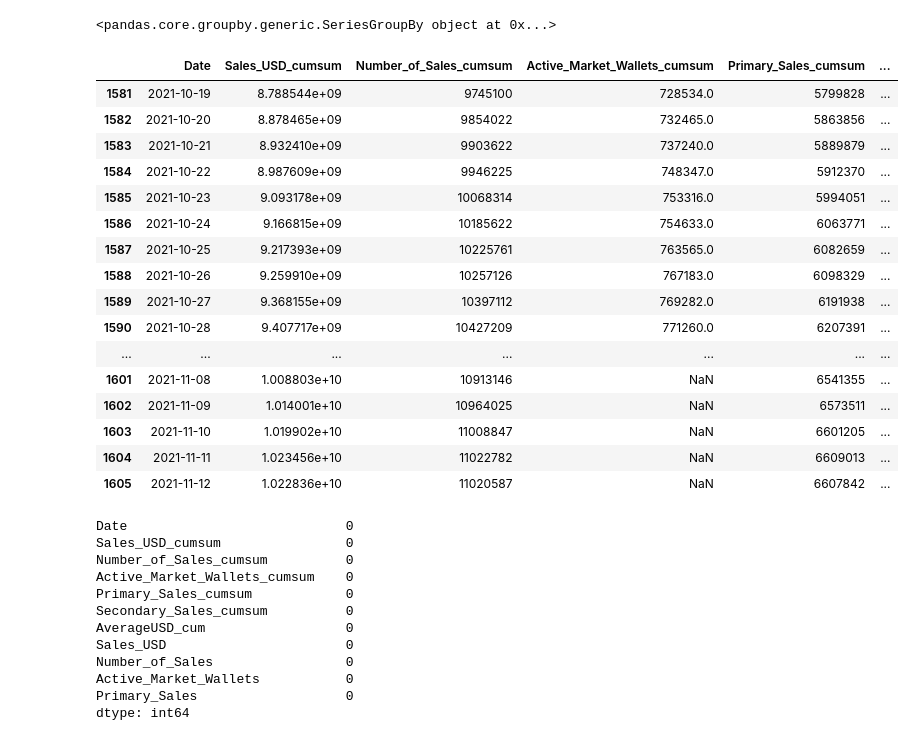
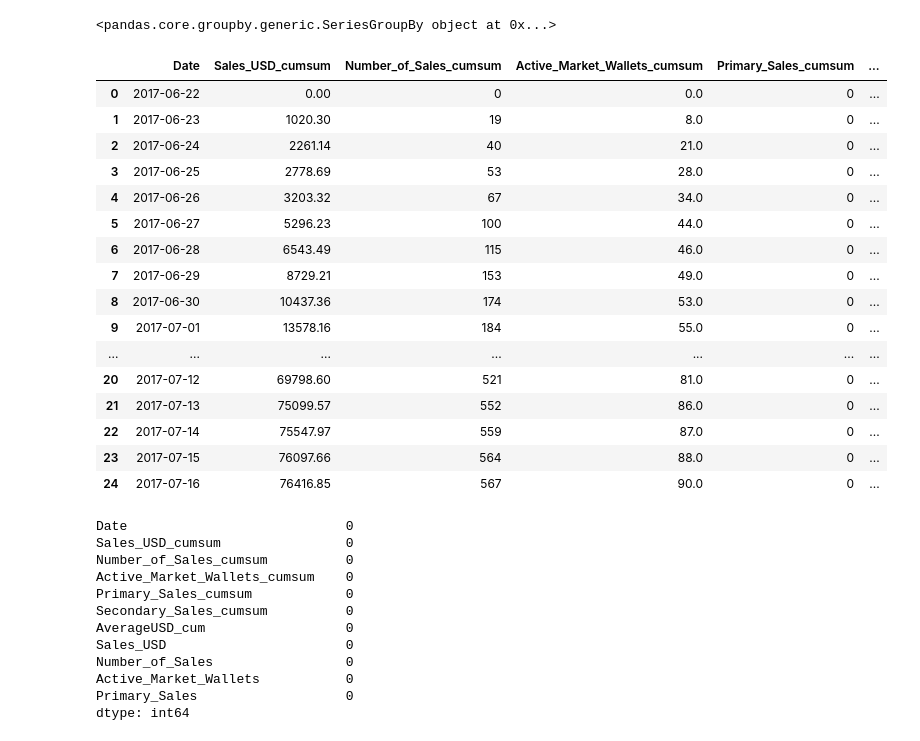
Before and after one commit to brendanhutchinson/NFT-data-analysis-, a Jupyter notebook: opensea API.ipynb, the cells around one changed output. Cells and saved outputs as stored; diff of their text form; code cells hidden in the pictures.

```diff
--- a/opensea API.ipynb
+++ b/opensea API.ipynb
@@ -164,26 +193,26 @@ social_df.groupby("date")['user_followers']
 # %%
 historical_nft_data = pd.read_csv("C:\\Users\\brend\\NYCDSA\\Projects\\NFT\\NFT-data-analysis-\\archive\\NFT_Sales.csv")
 hist_nft = pd.DataFrame(historical_nft_data)
 hist_nft.head(25)
-hist_nft.tail(25)
+#hist_nft.tail(25)
 # %% [output]
 |  | Date | Sales_USD_cumsum | Number_of_Sales_cumsum | Active_Market_Wallets_cumsum | Primary_Sales_cumsum | ... |
-| 1581 | 2021-10-19 | 8.788544e+09 | 9745100 | 728534.0 | 5799828 | ... |
-| 1582 | 2021-10-20 | 8.878465e+09 | 9854022 | 732465.0 | 5863856 | ... |
-| 1583 | 2021-10-21 | 8.932410e+09 | 9903622 | 737240.0 | 5889879 | ... |
-| 1584 | 2021-10-22 | 8.987609e+09 | 9946225 | 748347.0 | 5912370 | ... |
-| 1585 | 2021-10-23 | 9.093178e+09 | 10068314 | 753316.0 | 5994051 | ... |
-| 1586 | 2021-10-24 | 9.166815e+09 | 10185622 | 754633.0 | 6063771 | ... |
-| 1587 | 2021-10-25 | 9.217393e+09 | 10225761 | 763565.0 | 6082659 | ... |
-| 1588 | 2021-10-26 | 9.259910e+09 | 10257126 | 767183.0 | 6098329 | ... |
-| 1589 | 2021-10-27 | 9.368155e+09 | 10397112 | 769282.0 | 6191938 | ... |
-| 1590 | 2021-10-28 | 9.407717e+09 | 10427209 | 771260.0 | 6207391 | ... |
+| 0 | 2017-06-22 | 0.00 | 0 | 0.0 | 0 | ... |
+| 1 | 2017-06-23 | 1020.30 | 19 | 8.0 | 0 | ... |
+| 2 | 2017-06-24 | 2261.14 | 40 | 21.0 | 0 | ... |
+| 3 | 2017-06-25 | 2778.69 | 53 | 28.0 | 0 | ... |
+| 4 | 2017-06-26 | 3203.32 | 67 | 34.0 | 0 | ... |
+| 5 | 2017-06-27 | 5296.23 | 100 | 44.0 | 0 | ... |
+| 6 | 2017-06-28 | 6543.49 | 115 | 46.0 | 0 | ... |
+| 7 | 2017-06-29 | 8729.21 | 153 | 49.0 | 0 | ... |
+| 8 | 2017-06-30 | 10437.36 | 174 | 53.0 | 0 | ... |
+| 9 | 2017-07-01 | 13578.16 | 184 | 55.0 | 0 | ... |
 | ... | ... | ... | ... | ... | ... | ... |
-| 1601 | 2021-11-08 | 1.008803e+10 | 10913146 | NaN | 6541355 | ... |
-| 1602 | 2021-11-09 | 1.014001e+10 | 10964025 | NaN | 6573511 | ... |
-| 1603 | 2021-11-10 | 1.019902e+10 | 11008847 | NaN | 6601205 | ... |
-| 1604 | 2021-11-11 | 1.023456e+10 | 11022782 | NaN | 6609013 | ... |
-| 1605 | 2021-11-12 | 1.022836e+10 | 11020587 | NaN | 6607842 | ... |
+| 20 | 2017-07-12 | 69798.60 | 521 | 81.0 | 0 | ... |
+| 21 | 2017-07-13 | 75099.57 | 552 | 86.0 | 0 | ... |
+| 22 | 2017-07-14 | 75547.97 | 559 | 87.0 | 0 | ... |
+| 23 | 2017-07-15 | 76097.66 | 564 | 88.0 | 0 | ... |
+| 24 | 2017-07-16 | 76416.85 | 567 | 90.0 | 0 | ... |
 # %%
 type(hist_nft.iloc[0,0])
 hist_nft.Date=pd.to_datetime(hist_nft.Date)
```
Also changed, not shown: parts of 6 cells of this notebook.
